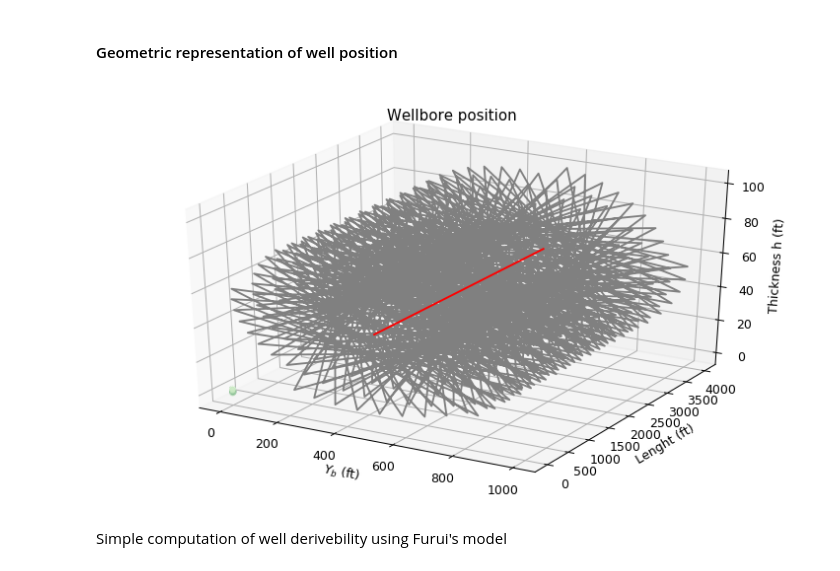
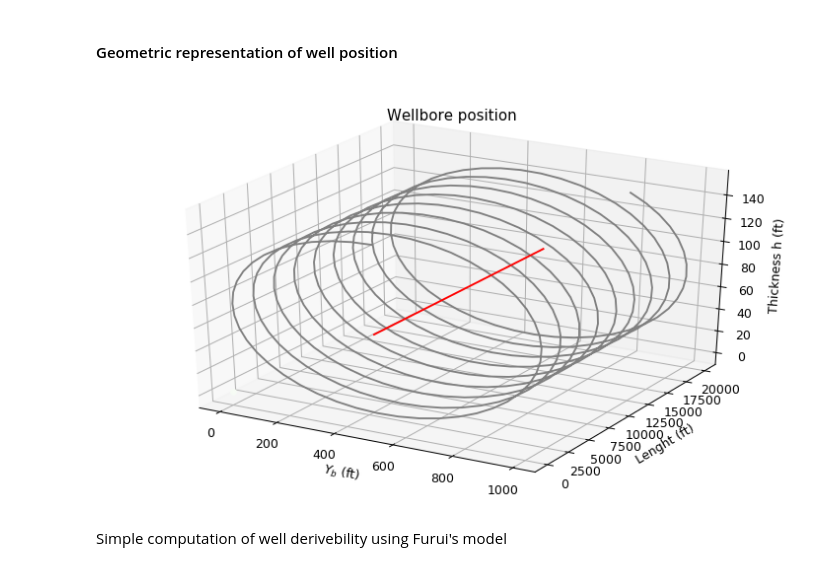
Before and after one commit to e-zl/furui_model, a Jupyter notebook: Well_Inflow_performance_Hw1.1.ipynb, the cells around one changed output. Cells and saved outputs as stored; diff of their text form; code cells hidden in the pictures.

```diff
--- a/Well_Inflow_performance_Hw1.1.ipynb
+++ b/Well_Inflow_performance_Hw1.1.ipynb
@@ -60,12 +60,13 @@ The well variables are defined in a text file called "well_config.ini" in the wo
 import ipywidgets as widgets
 from IPython.display import display
 Well_Config_Buttom = widgets.ToggleButtons(
-    options=['Custom', 'Well B','Well A (Default)'],
+    options=['Custom','Problem 1', 'Problem 2','Problem 3'],
     description='Well Config:',
     disabled=False,
     button_style='info', # 'success', 'info', 'warning', 'danger' or ''
-    tooltips=["Well A (Default)", "Well B", "Well C", "Dafult variables will require the users' input"],
+    tooltips=["Well A (Default)", "Problem 2 Well B", "Well C", "Dafult variables will require the users' input"],
 #     icons=['check'] * 3
 )
+print('Select wellbore configuration')
 display(Well_Config_Buttom)
 # %% [output]
@@ -86,12 +88,15 @@ output_notebook()
 from bokeh.layouts import widgetbox
 from bokeh.models.widgets import Button, RadioButtonGroup, Select, Slider
 from bokeh.models import CustomJS, ColumnDataSource, Slider
+import numpy as np
+
 
 Wellconfig = ConfigParser()
 Wellconfig.read('well_config.ini')
 
 Well_Name = 'Well A'
-if Well_Config_Buttom.value == 'Well A (Default)' :
+Well_Name = Well_Config_Buttom.value
+if Well_Config_Buttom.value in {'Problem 1', 'Problem 2', 'Problem 3'}  :
     print('Using default values from .Ini file')
     kh = Wellconfig.getfloat(Well_Name, 'kh')
     kv = Wellconfig.getfloat(Well_Name, 'kv')
@@ -125,18 +130,18 @@ if Well_Config_Buttom.value == 'Well A (Default)' :
                     )))
 else:
     print('Please modify the well parameters manually:')
-    kh_Slider=  widgets.FloatSlider( value=10.0, min=0, max=100.0, step=0.1, description='$K_h$:', disabled=False,
+    kh_Slider=  widgets.FloatSlider( value=100.0, min=0, max=100.0, step=0.1, description='$K_h$:', disabled=False,
     continuous_update=False, orientation='horizontal', readout=True, readout_format='0.1f')
     kv_Slider  = widgets.FloatSlider( description='$K_v$:', value=1.0, min=0, max=100.0, step=0.1, continuous_update=False)
     Iani_Slider= widgets.FloatSlider( description='$I_{ani}$:', value=3.16, min=0, max=100.0, step=0.1, continuous_update=False)
     #Iani_Slider.observe(handle_slider_change, names='value')
-    L_Slider   = widgets.FloatSlider( description='$L$:',   value=4000.0, min=0, max=30000.0, step=1.0, continuous_update=False)
+    L_Slider   = widgets.FloatSlider( description='$L$:',   value=20000.0, min=0, max=30000.0, step=1.0, continuous_update=False)
     Bo_Slider  = widgets.FloatSlider( description='$B_o$:', value=1.1, min=0, max = 100.0, step=0.1, continuous_update=False)
     mu_Slider  = widgets.FloatSlider( description='$\mu$:', value=2.0, min=0, max = 100.0, step=0.1, continuous_update=False)
     s_Slider   = widgets.FloatSlider( description='$s$:',   value=0.0, min=0, max = 100.0, step=0.1,continuous_update=False)
     rw_Slider  = widgets.FloatSlider( description='$R_w$:', value=0.25, min=0, max=5.0, step=0.05,continuous_update=False)
     yb_Slider  = widgets.FloatSlider( description='$Y_b$:', value=500.0, min=0, max=30000.0, step=1.0,continuous_update=False)
-    h_Slider  = widgets.FloatSlider( description='$h$:',    value=100.0, min=0.00001, max=1000.0, step=0.1,continuous_update=False)
+    h_Slider  = widgets.FloatSlider( description='$h$:',    value=150.0, min=0.00001, max=1000.0, step=0.1,continuous_update=False)
     Pe_Slider  = widgets.FloatSlider( description='$P_e$:', value=3000.0, min=0, max=20000.0, step=0.1,continuous_update=False)
     Pwf_Slider  = widgets.FloatSlider( description='$P_{wf}$:', value=2000.0, min=0, max=20000.0, step=0.1, continuous_update=False)
     sliders_items = [kh_Slider, kv_Slider, Iani_Slider , L_Slider]
@@ -230,38 +235,35 @@ I am now using the following variables:
 #### Geometric representation of well position
 # %%
 from mpl_toolkits import mplot3d
-import numpy as np
-import matplotlib.pyplot as plt
-%matplotlib inline
 %matplotlib inline
 from ipywidgets import interactive
 import matplotlib.pyplot as plt
 import numpy as np
 
 fig = plt.figure(figsize=(10, 6), dpi=90, facecolor='w')
 ax = plt.axes(projection='3d')
 ax = plt.axes(projection='3d')
 interp= 400;
 #Area representing reservoir "drainage"
 zline =  np.linspace(0, L, interp)
 xline =  yb*np.sin(zline)+ np.repeat(yb,interp)
 yline =  h/2*np.cos(np.linspace(0, L, interp)) + np.repeat(h/2,interp)
 
 #Actual Well
 z_w =  np.linspace(0, L, interp)
 x_w =  np.repeat(yb,interp)
 y_w =  np.repeat(h/2,interp)
 ax.set(xlabel='$Y_b$ (ft)', ylabel='Lenght (ft)', zlabel= "Thickness h (ft)",
        title='Wellbore position')
 ax.plot3D(xline, zline, yline, 'grey')
 ax.plot3D(x_w, z_w, y_w, 'red')
 
-zdata = np.random.random(10)
-xdata = np.sin(zdata) +  np.random.randn(10)
-ydata = np.cos(zdata) +  np.random.randn(10)
+zdata = np.random.random(1)
+xdata = np.sin(zdata) +  np.random.randn(1)
+ydata = np.cos(zdata) +  np.random.randn(1)
 ax.scatter3D(xdata, zdata, ydata, c=zdata, cmap='Greens');
 # %% [output]
-[figure, old version]
+[figure, new version]
 # %% [markdown]
 Simple computation of well derivebility using Furui's model
 # %%
```
Also changed, not shown: parts of 21 cells of this notebook.
